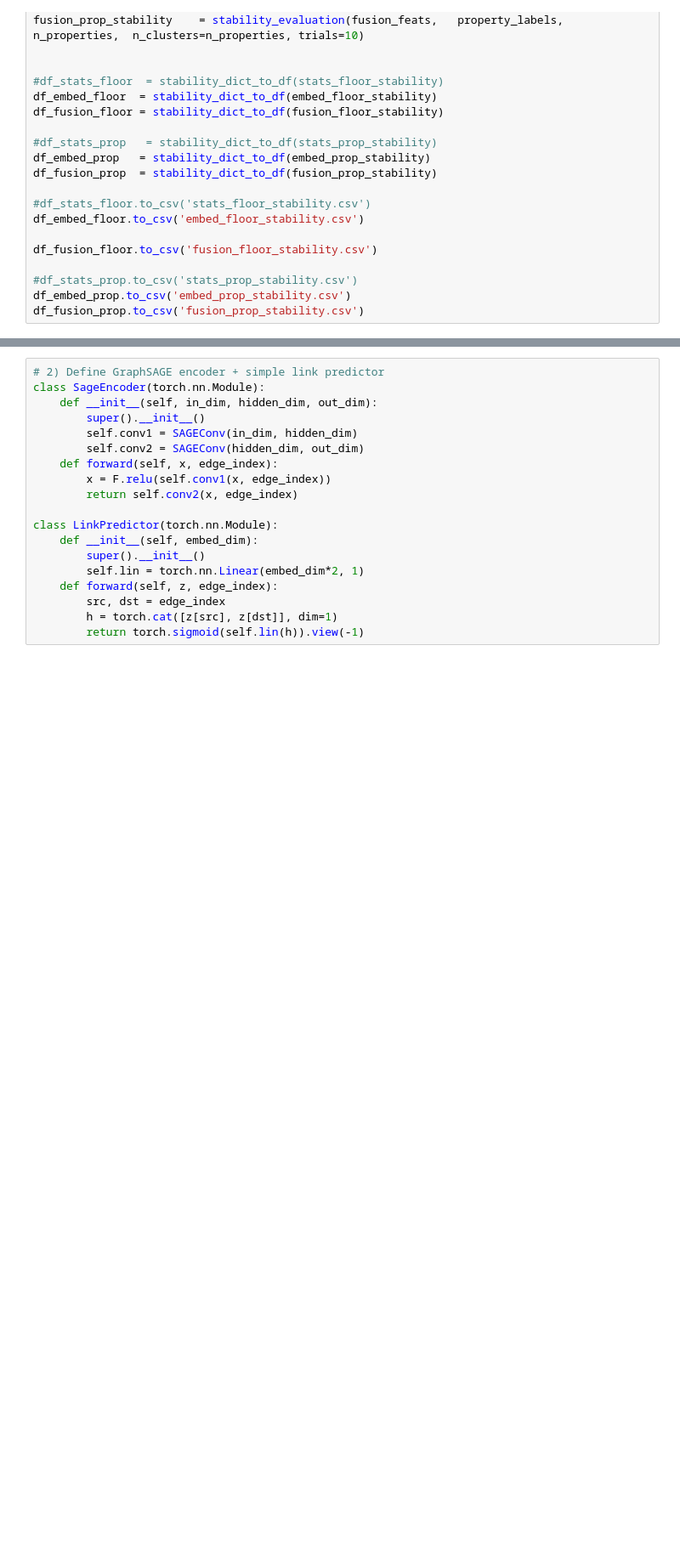
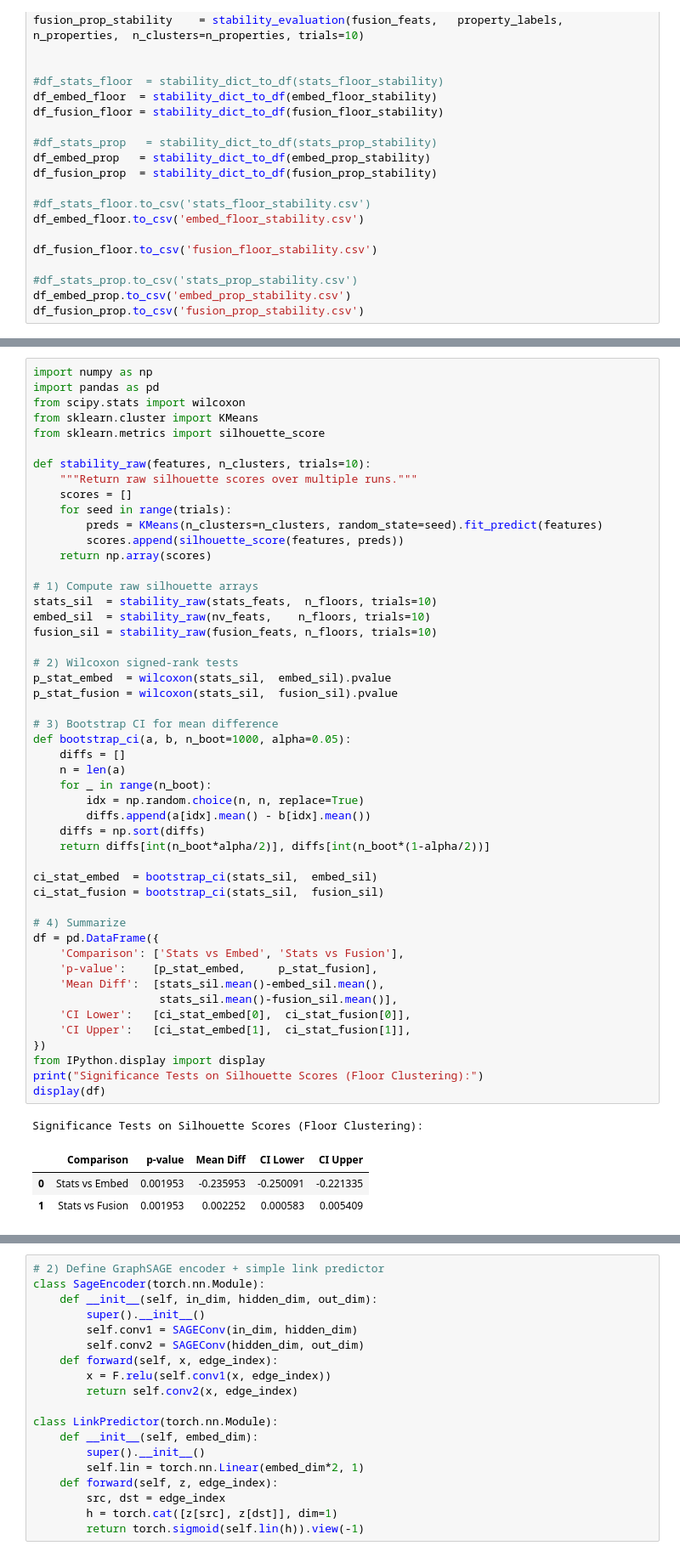
Before and after one commit to Andreihbk/Master-EDA, a Jupyter notebook: gcn_alternative.ipynb, the cells around one changed output, grey strips where cells are left out. Shown at 85% size. Drawn from its saved outputs; the diff is of its cells as text; blank space fills up the shorter version.

```diff
--- a/gcn_alternative.ipynb
+++ b/gcn_alternative.ipynb
@@ -693,0 +806,54 @@ df_fusion_prop.to_csv('fusion_prop_stability.csv')
+# %%
+import numpy as np
+import pandas as pd
+from scipy.stats import wilcoxon
+from sklearn.cluster import KMeans
+from sklearn.metrics import silhouette_score
+
+def stability_raw(features, n_clusters, trials=10):
+    """Return raw silhouette scores over multiple runs."""
+    scores = []
+    for seed in range(trials):
+        preds = KMeans(n_clusters=n_clusters, random_state=seed).fit_predict(features)
+        scores.append(silhouette_score(features, preds))
+    return np.array(scores)
+
+# 1) Compute raw silhouette arrays
+stats_sil  = stability_raw(stats_feats,  n_floors, trials=10)
+embed_sil  = stability_raw(nv_feats,    n_floors, trials=10)
+fusion_sil = stability_raw(fusion_feats, n_floors, trials=10)
+
+# 2) Wilcoxon signed‐rank tests
+p_stat_embed  = wilcoxon(stats_sil,  embed_sil).pvalue
+p_stat_fusion = wilcoxon(stats_sil,  fusion_sil).pvalue
+
+# 3) Bootstrap CI for mean difference
+def bootstrap_ci(a, b, n_boot=1000, alpha=0.05):
+    diffs = []
+    n = len(a)
+    for _ in range(n_boot):
+        idx = np.random.choice(n, n, replace=True)
+        diffs.append(a[idx].mean() - b[idx].mean())
+    diffs = np.sort(diffs)
+    return diffs[int(n_boot*alpha/2)], diffs[int(n_boot*(1-alpha/2))]
+
+ci_stat_embed  = bootstrap_ci(stats_sil,  embed_sil)
+ci_stat_fusion = bootstrap_ci(stats_sil,  fusion_sil)
+
+# 4) Summarize
+df = pd.DataFrame({
+    'Comparison': ['Stats vs Embed', 'Stats vs Fusion'],
+    'p-value':    [p_stat_embed,     p_stat_fusion],
+    'Mean Diff':  [stats_sil.mean()-embed_sil.mean(),
+                   stats_sil.mean()-fusion_sil.mean()],
+    'CI Lower':   [ci_stat_embed[0],  ci_stat_fusion[0]],
+    'CI Upper':   [ci_stat_embed[1],  ci_stat_fusion[1]],
+})
+from IPython.display import display
+print("Significance Tests on Silhouette Scores (Floor Clustering):")
+display(df)
+# %% [output]
+Significance Tests on Silhouette Scores (Floor Clustering):
+|  | Comparison | p-value | Mean Diff | CI Lower | CI Upper |
+| 0 | Stats vs Embed | 0.001953 | -0.235953 | -0.250091 | -0.221335 |
+| 1 | Stats vs Fusion | 0.001953 | 0.002252 | 0.000583 | 0.005409 |
```
Also changed, not shown: parts of 8 cells of this notebook.
